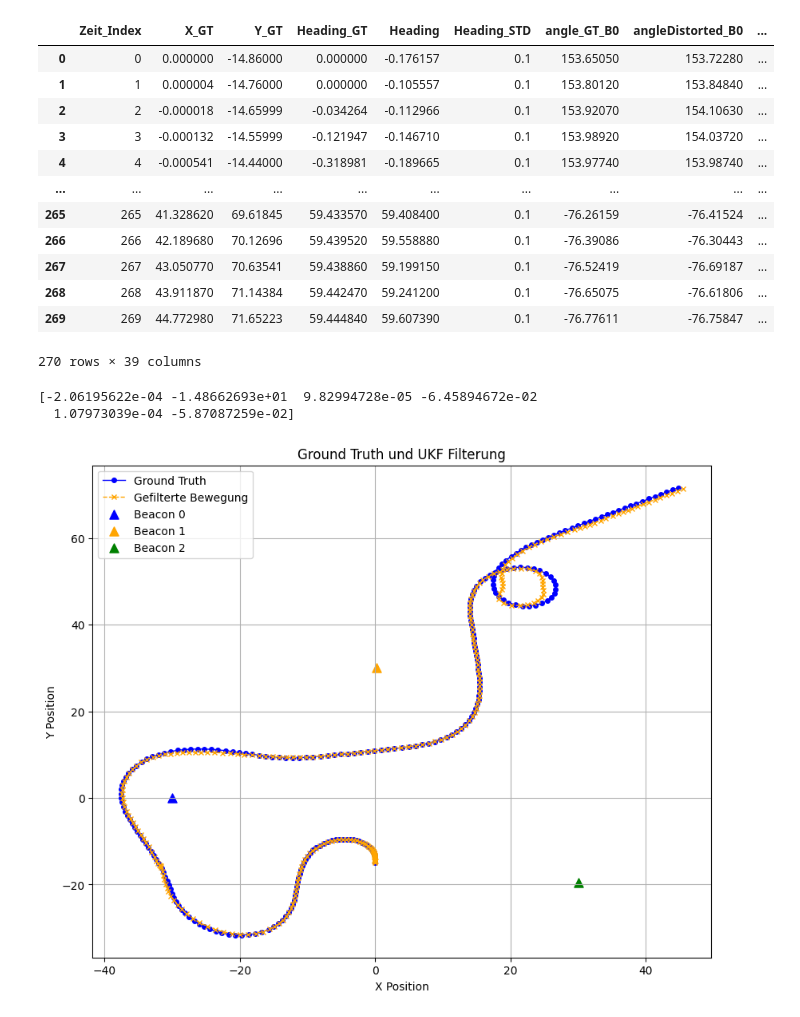
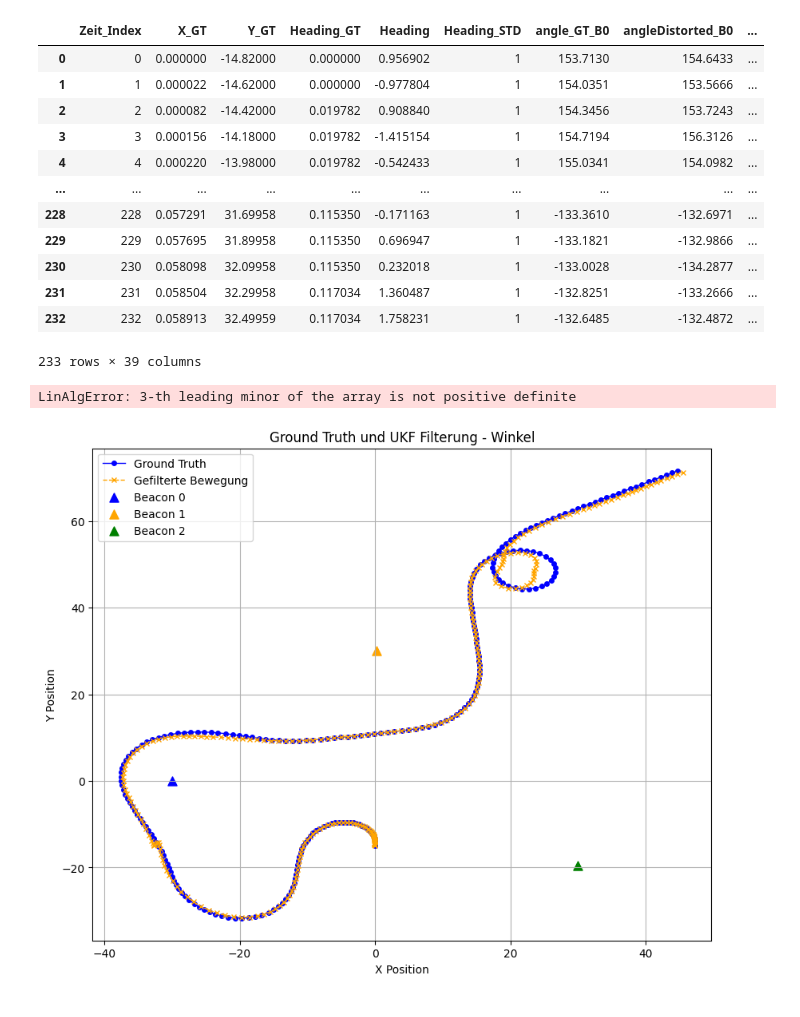
Before and after one commit to tkex/kalman-beacon, a Jupyter notebook: __PythonPrototyping__/UKF/UKF-03-Winkel-Implementierung-Residual.ipynb, the cells around one changed output. Cells and saved outputs as stored; diff of their text form; code cells hidden in the pictures.

```diff
--- a/__PythonPrototyping__/UKF/UKF-03-Winkel-Implementierung-Residual.ipynb
+++ b/__PythonPrototyping__/UKF/UKF-03-Winkel-Implementierung-Residual.ipynb
@@ -1,7 +1,7 @@
 # %%
 import pandas as pd
 
-file_path = 'loggut5.csv'
+file_path = 'basic_log.csv'
 
 # Einlesen der Datei
 
@@ -12,47 +12,50 @@ df_head = pd.read_csv(file_path, sep='\t', header=None, nrows=1, names=[
     'Beacon1_Pos_X', 'Beacon1_Pos_Y',
     'Beacon2_Pos_X', 'Beacon2_Pos_Y',
     'GT_StartPos_X_Boat', 'GT_StartPos_Y_Boat'
+
 ])
 
 
 # Erst ab 2 Zeile lesen
 df = pd.read_csv(file_path, sep='\t', header=None, skiprows=1, names=[
+
     'Zeit_Index',
     'X_GT', 'Y_GT',
     'Heading_GT', 'Heading', 'Heading_STD',
     'angle_GT_B0', 'angleDistorted_B0', 'STD_angle_B0',
     'angle_GT_B1', 'angleDistorted_B1', 'STD_angle_B1',
     'angle_GT_B2', 'angleDistorted_B2', 'STD_angle_B2',
     'Richtung_GT_X_B0', 'Richtung_GT_Y_B0',
     'Richtung_X_B0', 'Richtung_Y_B0', 'STD_Richtung_B0',
     'Richtung_GT_X_B1', 'Richtung_GT_Y_B1',
     'Richtung_X_B1', 'Richtung_Y_B1', 'STD_Richtung_B1',
     'Richtung_GT_X_B2', 'Richtung_GT_Y_B2',
     'Richtung_X_B2', 'Richtung_Y_B2', 'STD_Richtung_B2',
     'Entfernung_B0', 'EntfernungDistorted_B0', 'STD_Entfernung_B0',
     'Entfernung_B1', 'EntfernungDistorted_B1', 'STD_Entfernung_B1',
     'Entfernung_B2', 'EntfernungDistorted_B2', 'STD_Entfernung_B2'
+
 ])
 
 
 #df_head
 
 #print(df.head())
 df
 # %% [output]
 |  | Zeit_Index | X_GT | Y_GT | Heading_GT | Heading | Heading_STD | angle_GT_B0 | angleDistorted_B0 | ... |
-| 0 | 0 | 0.000000 | -14.86000 | 0.000000 | -0.176157 | 0.1 | 153.65050 | 153.72280 | ... |
-| 1 | 1 | 0.000004 | -14.76000 | 0.000000 | -0.105557 | 0.1 | 153.80120 | 153.84840 | ... |
-| 2 | 2 | -0.000018 | -14.65999 | -0.034264 | -0.112966 | 0.1 | 153.92070 | 154.10630 | ... |
-| 3 | 3 | -0.000132 | -14.55999 | -0.121947 | -0.146710 | 0.1 | 153.98920 | 154.03720 | ... |
-| 4 | 4 | -0.000541 | -14.44000 | -0.318981 | -0.189665 | 0.1 | 153.97740 | 153.98740 | ... |
+| 0 | 0 | 0.000000 | -14.82000 | 0.000000 | 0.956902 | 1 | 153.7130 | 154.6433 | ... |
+| 1 | 1 | 0.000022 | -14.62000 | 0.000000 | -0.977804 | 1 | 154.0351 | 153.5666 | ... |
+| 2 | 2 | 0.000082 | -14.42000 | 0.019782 | 0.908840 | 1 | 154.3456 | 153.7243 | ... |
+| 3 | 3 | 0.000156 | -14.18000 | 0.019782 | -1.415154 | 1 | 154.7194 | 156.3126 | ... |
+| 4 | 4 | 0.000220 | -13.98000 | 0.019782 | -0.542433 | 1 | 155.0341 | 154.0982 | ... |
 | ... | ... | ... | ... | ... | ... | ... | ... | ... | ... |
-| 265 | 265 | 41.328620 | 69.61845 | 59.433570 | 59.408400 | 0.1 | -76.26159 | -76.41524 | ... |
-| 266 | 266 | 42.189680 | 70.12696 | 59.439520 | 59.558880 | 0.1 | -76.39086 | -76.30443 | ... |
-| 267 | 267 | 43.050770 | 70.63541 | 59.438860 | 59.199150 | 0.1 | -76.52419 | -76.69187 | ... |
-| 268 | 268 | 43.911870 | 71.14384 | 59.442470 | 59.241200 | 0.1 | -76.65075 | -76.61806 | ... |
-| 269 | 269 | 44.772980 | 71.65223 | 59.444840 | 59.607390 | 0.1 | -76.77611 | -76.75847 | ... |
+| 228 | 228 | 0.057291 | 31.69958 | 0.115350 | -0.171163 | 1 | -133.3610 | -132.6971 | ... |
+| 229 | 229 | 0.057695 | 31.89958 | 0.115350 | 0.696947 | 1 | -133.1821 | -132.9866 | ... |
+| 230 | 230 | 0.058098 | 32.09958 | 0.115350 | 0.232018 | 1 | -133.0028 | -134.2877 | ... |
+| 231 | 231 | 0.058504 | 32.29958 | 0.117034 | 1.360487 | 1 | -132.8251 | -133.2666 | ... |
+| 232 | 232 | 0.058913 | 32.49959 | 0.117034 | 1.758231 | 1 | -132.6485 | -132.4872 | ... |
-270 rows × 39 columns
+233 rows × 39 columns
 # %%
 """
 UKF mit Winkel.
@@ -277,8 +280,7 @@ if __name__ == "__main__":
 
     print(uxs[0])
 # %% [output]
-[-2.06195622e-04 -1.48662693e+01  9.82994728e-05 -6.45894672e-02
-  1.07973039e-04 -5.87087259e-02]
+LinAlgError: 3-th leading minor of the array is not positive definite
 # %%
 # Wichtig: Scatter statt Plot verwenden falls keine Verbindungslinien gezeichnet werden sollen!
 
@@ -325,7 +327,7 @@ gt_y = df['Y_GT'].tolist()
 
 plotte_gt_and_estimate(gt_x, gt_y, ux_val, uy_val, beacons_xy)
 # %% [output]
-[figure, old version]
+[figure, new version]
 # %%
 
 def plotte_noisy_distances(time_steps, noisy_distances):
```
Also changed, not shown: parts of 3 cells of this notebook, 15 other files.
